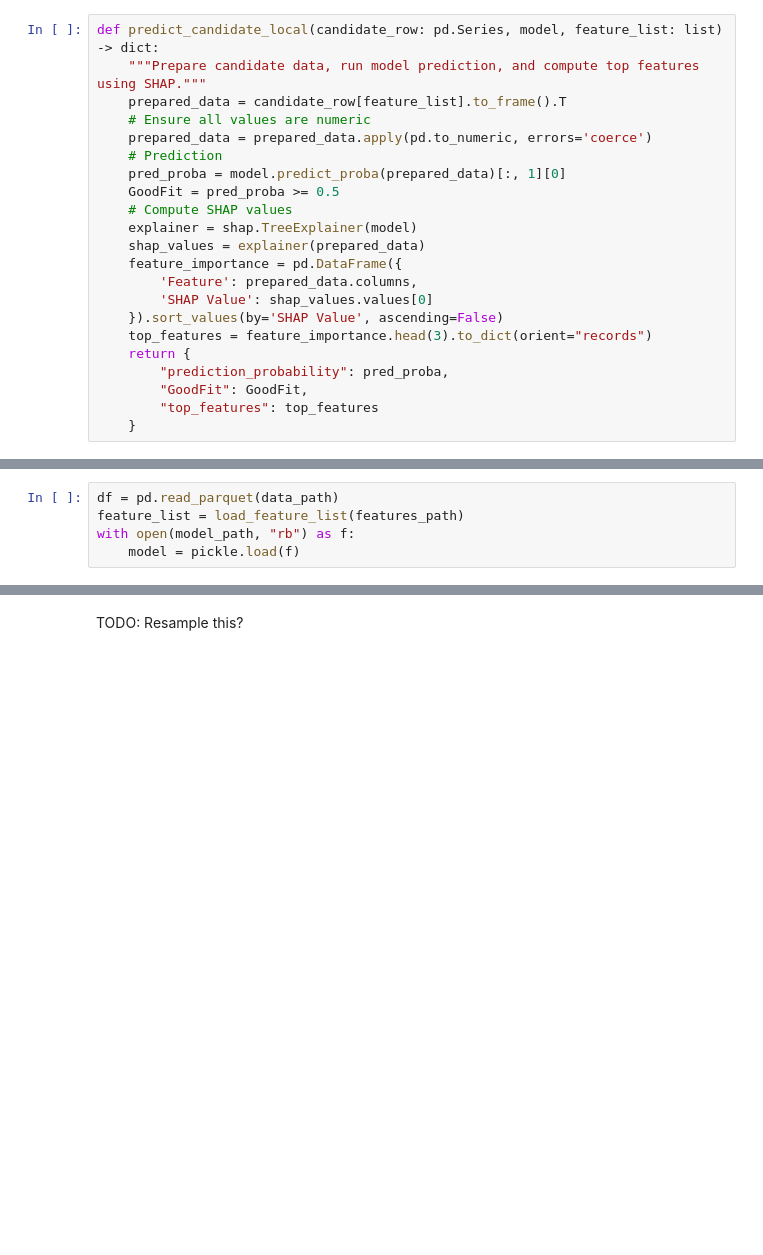
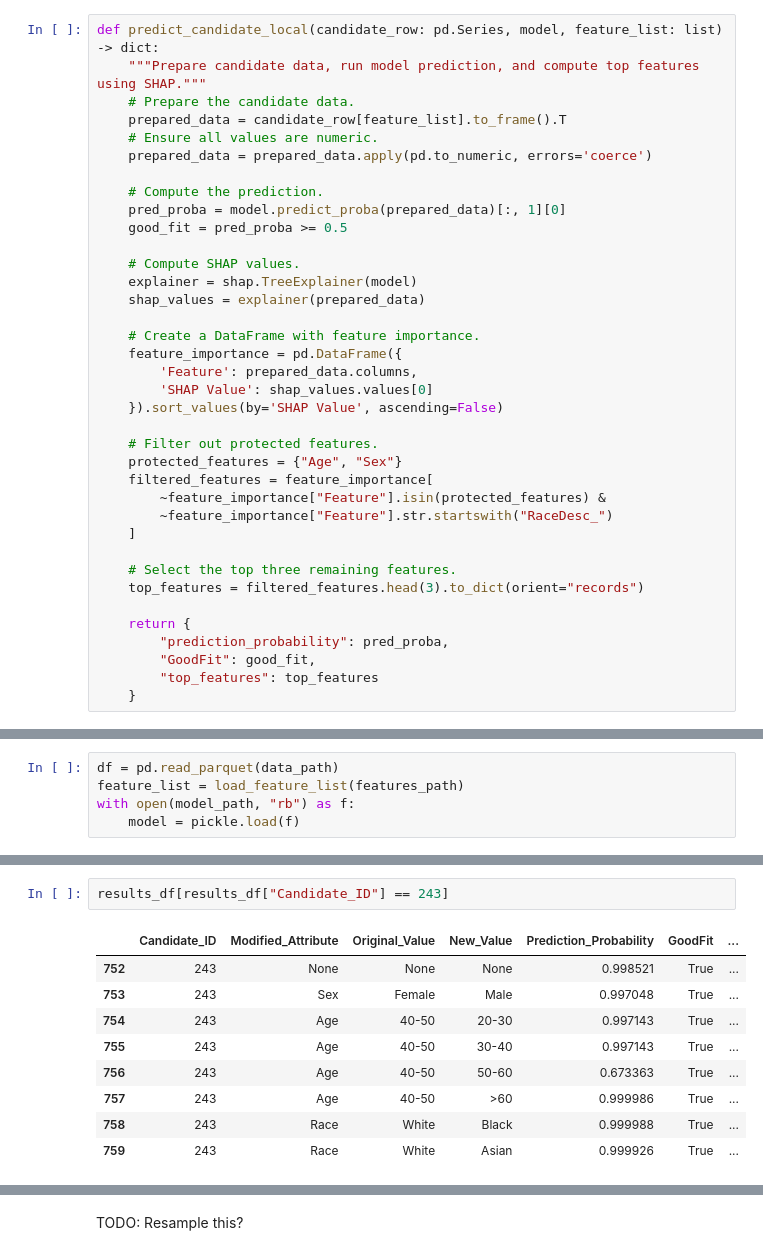
Before and after one commit to markuskuehnle/bias-fairness-mvp, a Jupyter notebook: notebooks/16_goodfit_prediction_static_data.ipynb, the cells around one changed output, grey strips where cells are left out. Cells and saved outputs as stored; diff of their text form; blank space fills up the shorter version.

```diff
--- a/notebooks/16_goodfit_prediction_static_data.ipynb
+++ b/notebooks/16_goodfit_prediction_static_data.ipynb
@@ -32,23 +32,38 @@ def sample_age(age_range_str: str) -> int:
 # %%
 def predict_candidate_local(candidate_row: pd.Series, model, feature_list: list) -> dict:
     """Prepare candidate data, run model prediction, and compute top features using SHAP."""
+    # Prepare the candidate data.
     prepared_data = candidate_row[feature_list].to_frame().T
-    # Ensure all values are numeric
+    # Ensure all values are numeric.
     prepared_data = prepared_data.apply(pd.to_numeric, errors='coerce')
-    # Prediction
+
+    # Compute the prediction.
     pred_proba = model.predict_proba(prepared_data)[:, 1][0]
-    GoodFit = pred_proba >= 0.5
-    # Compute SHAP values
+    good_fit = pred_proba >= 0.5
+
+    # Compute SHAP values.
     explainer = shap.TreeExplainer(model)
     shap_values = explainer(prepared_data)
+
+    # Create a DataFrame with feature importance.
     feature_importance = pd.DataFrame({
         'Feature': prepared_data.columns,
         'SHAP Value': shap_values.values[0]
     }).sort_values(by='SHAP Value', ascending=False)
-    top_features = feature_importance.head(3).to_dict(orient="records")
+
+    # Filter out protected features.
+    protected_features = {"Age", "Sex"}
+    filtered_features = feature_importance[
+        ~feature_importance["Feature"].isin(protected_features) &
+        ~feature_importance["Feature"].str.startswith("RaceDesc_")
+    ]
+
+    # Select the top three remaining features.
+    top_features = filtered_features.head(3).to_dict(orient="records")
+
     return {
         "prediction_probability": pred_proba,
-        "GoodFit": GoodFit,
+        "GoodFit": good_fit,
         "top_features": top_features
     }
 # %%
@@ -177,0 +214,12 @@ results_df["New_Value"] = results_df["New_Value"].astype(str)
+# %%
+results_df[results_df["Candidate_ID"] == 243]
+# %% [output]
+|  | Candidate_ID | Modified_Attribute | Original_Value | New_Value | Prediction_Probability | GoodFit | ... |
+| 752 | 243 | None | None | None | 0.998521 | True | ... |
+| 753 | 243 | Sex | Female | Male | 0.997048 | True | ... |
+| 754 | 243 | Age | 40-50 | 20-30 | 0.997143 | True | ... |
+| 755 | 243 | Age | 40-50 | 30-40 | 0.997143 | True | ... |
+| 756 | 243 | Age | 40-50 | 50-60 | 0.673363 | True | ... |
+| 757 | 243 | Age | 40-50 | >60 | 0.999986 | True | ... |
+| 758 | 243 | Race | White | Black | 0.999988 | True | ... |
+| 759 | 243 | Race | White | Asian | 0.999926 | True | ... |
```
Also changed, not shown: parts of 21 cells of this notebook, 4 other files.
